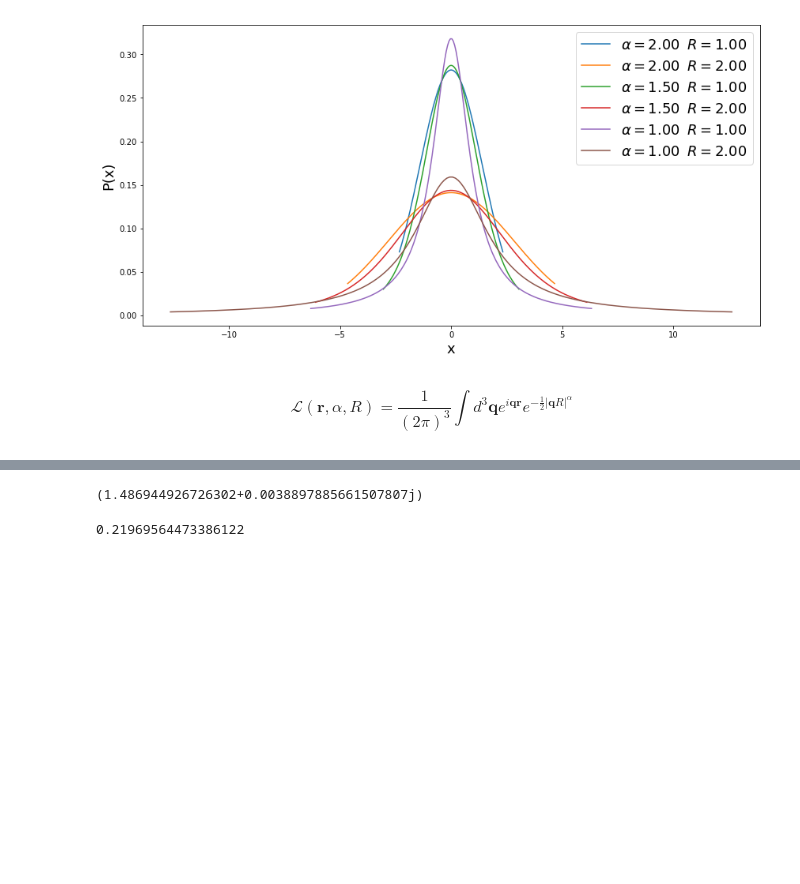
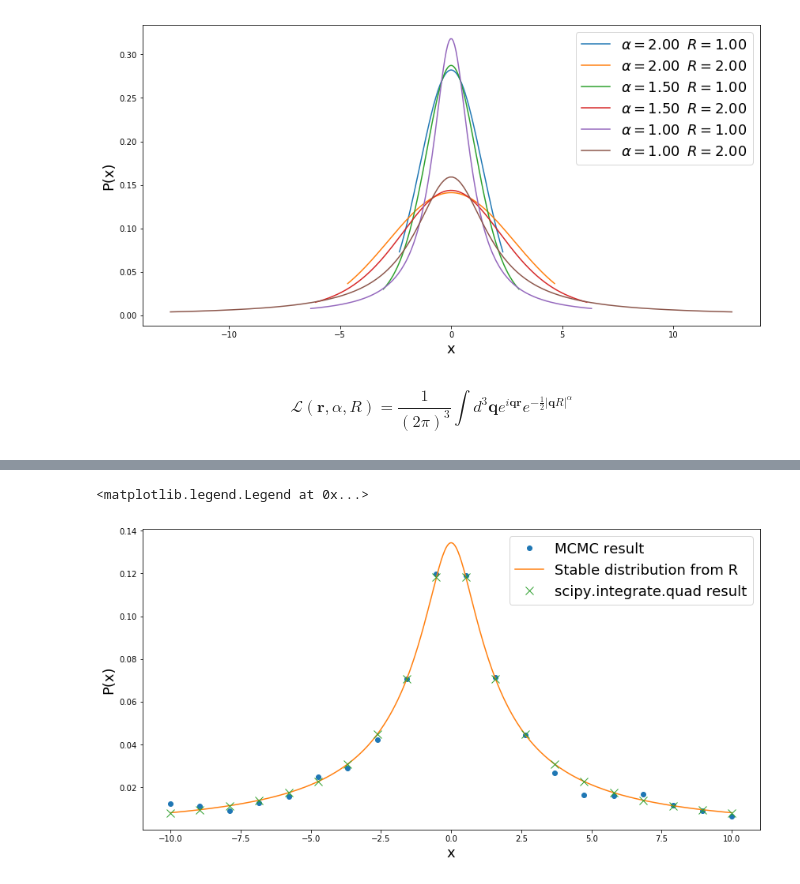
Before and after one commit to qati/HBTCoulombCorrection, a Jupyter notebook: MCMC-Levy.ipynb, the cells around one changed output, grey strips where cells are left out. Cells and saved outputs as stored; diff of their text form; code cells hidden in the pictures; blank space fills up the shorter version.

Commit message:
MCMC value match with distribution from R

```diff
--- a/MCMC-Levy.ipynb
+++ b/MCMC-Levy.ipynb
@@ -52,28 +54,42 @@ PlotLevy([2, 1.5, 1], [1,2], res=200)
 # %%
 def mcmc(num_samples, f, fpars, pi, ppars, proposal_sigma=1.0):
     xi = np.random.uniform()
-    s  = f(xi, fpars)-f(xi, fpars)
+    s  = f(xi, *fpars)-f(xi, *fpars)
     for i in range(num_samples):
         xg = np.random.normal(xi, proposal_sigma)
         if np.random.uniform()<pi(xg, *ppars)/pi(xi, *ppars):
             xi = xg
-        s += f(xi, fpars)
+        s += f(xi, *fpars)
     return s/float(num_samples)
 # %%
-def f(x, r):
+def f(x, r, alpha, R):
     return np.exp(1j*np.dot(x,r))
 
 def p(x, alpha, R):
-    return np.exp(-0.5*np.power(np.linalg.norm(x)*R, alpha))
+    return np.exp(-np.power(np.linalg.norm(x)*R, alpha) )
 
 def Levy_MCMC(r, alpha, R, num_samples):
     C = integrate.quad(p, -np.inf, np.inf, args=(alpha, R))[0]
-    return C*mcmc(num_samples, f, r, p, (alpha, R))
+    return C*mcmc(num_samples, f, (r, alpha, R), p, (alpha, R))/(2*np.pi)
+
+def Levy_int(r, alpha, R):
+    return integrate.quad(lambda x: f(x, r, alpha,R).real*p(x,alpha,R), -np.inf, np.inf)[0]/(2*np.pi)
-# %%
-Levy_MCMC(1, 2, 1, 10000)
-# %% [output]
-(1.486944926726302+0.0038897885661507807j)
-# %%
-levy(1, alpha=2, gamma=1, beta=0)[0]
-# %% [output]
-0.21969564473386122
+# %%
+x = np.linspace(-10,10,20)
+y = [Levy_MCMC(q, 0.7, 3, 3000) for q in x]
+# %%
+x1 = np.linspace(-10,10,20)
+y1 = [Levy_int(q, 0.7, 3) for q in x]
+# %%
+plt.figure(0,(14,7))
+plt.xlabel("x", fontsize=18)
+plt.ylabel("P(x)", fontsize=18)
+plt.plot(x,np.real(np.array(y)), 'o', label="MCMC result")
+x2 = np.linspace(-10,10,1000)
+y2 = np.array(levy(cf(x2), alpha=0.7, gamma=3, beta=0))
+plt.plot(x2,y2, label="Stable distribution from R")
+plt.plot(x1,y1, 'x', markersize=10, label="scipy.integrate.quad result")
+plt.legend(fontsize=18)
+# %% [output]
+<matplotlib.legend.Legend at 0x...>
+[figure, added]
```
Also changed, not shown: parts of 1 cell of this notebook.
